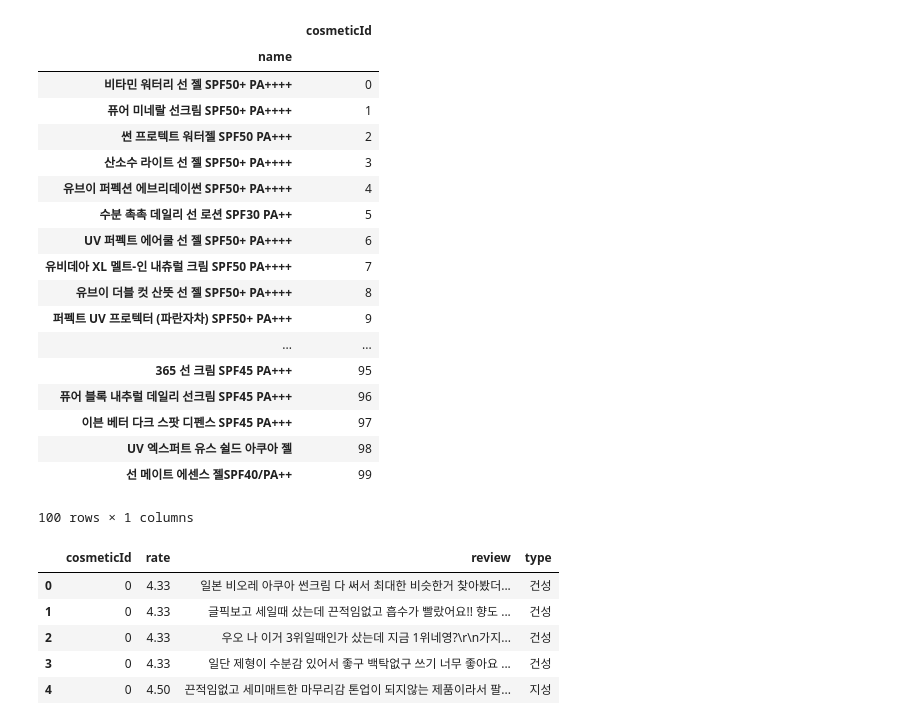
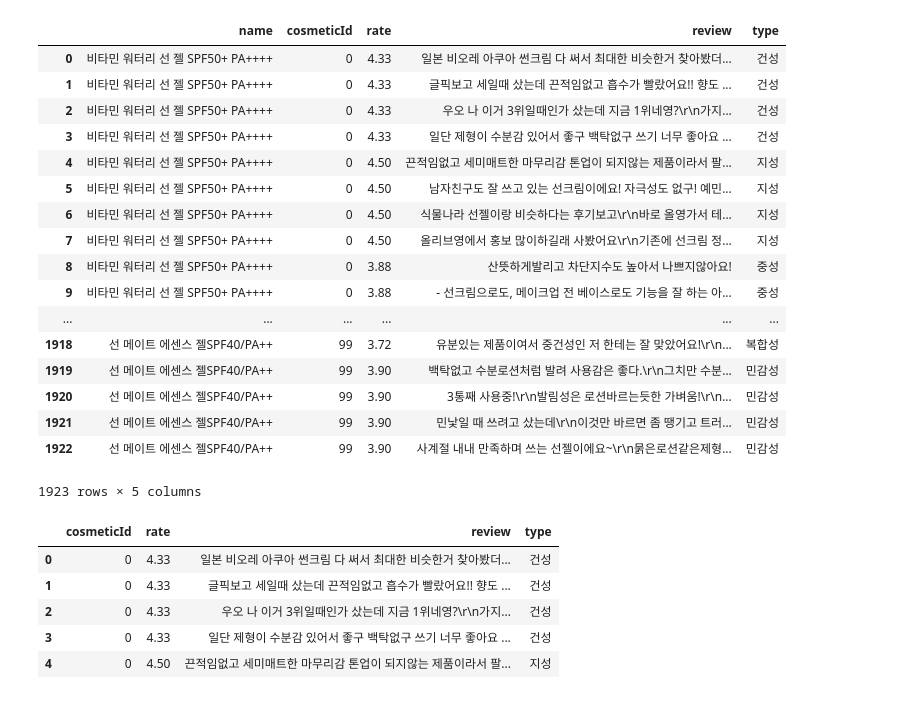
Before and after one commit to dl57934/CoAlert, a Jupyter notebook: sh_System/CosmeticsRecommaned/Recommaned.ipynb, the cells around one changed output. Saved outputs shown, nothing was run; the diff lists cells and outputs as text; code cells hidden in the pictures.

```diff
--- a/sh_System/CosmeticsRecommaned/Recommaned.ipynb
+++ b/sh_System/CosmeticsRecommaned/Recommaned.ipynb
@@ -17,28 +18,27 @@ dataSet = dataSet.drop(columns='Unnamed: 0', axis=1)
 name_popId = dataSet[['name', 'cosmeticId']]
 # %%
 name_popId = name_popId.drop_duplicates().set_index('name')
-# %%
-name_popId
-# %% [output]
-|  | cosmeticId |
-| name |  |
-| 비타민 워터리 선 젤 SPF50+ PA++++ | 0 |
-| 퓨어 미네랄 선크림 SPF50+ PA++++ | 1 |
-| 썬 프로텍트 워터젤 SPF50 PA+++ | 2 |
-| 산소수 라이트 선 젤 SPF50+ PA++++ | 3 |
-| 유브이 퍼펙션 에브리데이썬 SPF50+ PA++++ | 4 |
-| 수분 촉촉 데일리 선 로션 SPF30 PA++ | 5 |
-| UV 퍼펙트 에어쿨 선 젤 SPF50+ PA++++ | 6 |
-| 유비데아 XL 멜트-인 내츄럴 크림 SPF50 PA++++ | 7 |
-| 유브이 더블 컷 산뜻 선 젤 SPF50+ PA++++ | 8 |
-| 퍼펙트 UV 프로텍터 (파란자차) SPF50+ PA+++ | 9 |
-| ... | ... |
-| 365 선 크림 SPF45 PA+++ | 95 |
-| 퓨어 블록 내추럴 데일리 선크림 SPF45 PA+++ | 96 |
-| 이븐 베터 다크 스팟 디펜스 SPF45 PA+++ | 97 |
-| UV 엑스퍼트 유스 쉴드 아쿠아 젤 | 98 |
-| 선 메이트 에센스 젤SPF40/PA++ | 99 |
-100 rows × 1 columns
+# %%
+dataSet
+# %% [output]
+|  | name | cosmeticId | rate | review | type |
+| 0 | 비타민 워터리 선 젤 SPF50+ PA++++ | 0 | 4.33 | 일본 비오레 아쿠아 썬크림 다 써서 최대한 비슷한거 찾아봤더... | 건성 |
+| 1 | 비타민 워터리 선 젤 SPF50+ PA++++ | 0 | 4.33 | 글픽보고 세일때 샀는데 끈적임없고 흡수가 빨랐어요!! 향도 ... | 건성 |
+| 2 | 비타민 워터리 선 젤 SPF50+ PA++++ | 0 | 4.33 | 우오 나 이거 3위일때인가 샀는데 지금 1위네영?\r\n가지... | 건성 |
+| 3 | 비타민 워터리 선 젤 SPF50+ PA++++ | 0 | 4.33 | 일단 제형이 수분감 있어서 좋구 백탁없구 쓰기 너무 좋아요 ... | 건성 |
+| 4 | 비타민 워터리 선 젤 SPF50+ PA++++ | 0 | 4.50 | 끈적임없고 세미매트한 마무리감 톤업이 되지않는 제품이라서 팔... | 지성 |
+| 5 | 비타민 워터리 선 젤 SPF50+ PA++++ | 0 | 4.50 | 남자친구도 잘 쓰고 있는 선크림이에요! 자극성도 없구! 예민... | 지성 |
+| 6 | 비타민 워터리 선 젤 SPF50+ PA++++ | 0 | 4.50 | 식물나라 선젤이랑 비슷하다는 후기보고\r\n바로 올영가서 테... | 지성 |
+| 7 | 비타민 워터리 선 젤 SPF50+ PA++++ | 0 | 4.50 | 올리브영에서 홍보 많이하길래 사봤어요\r\n기존에 선크림 정... | 지성 |
+| 8 | 비타민 워터리 선 젤 SPF50+ PA++++ | 0 | 3.88 | 산뜻하게발리고 차단지수도 높아서 나쁘지않아요! | 중성 |
+| 9 | 비타민 워터리 선 젤 SPF50+ PA++++ | 0 | 3.88 | - 선크림으로도, 메이크업 전 베이스로도 기능을 잘 하는 아... | 중성 |
+| ... | ... | ... | ... | ... | ... |
+| 1918 | 선 메이트 에센스 젤SPF40/PA++ | 99 | 3.72 | 유분있는 제품이여서 중건성인 저 한테는 잘 맞았어요!\r\n... | 복합성 |
+| 1919 | 선 메이트 에센스 젤SPF40/PA++ | 99 | 3.90 | 백탁없고 수분로션처럼 발려 사용감은 좋다.\r\n그치만 수분... | 민감성 |
+| 1920 | 선 메이트 에센스 젤SPF40/PA++ | 99 | 3.90 | 3통째 사용중!\r\n발림성은 로션바르는듯한 가벼움!\r\n... | 민감성 |
+| 1921 | 선 메이트 에센스 젤SPF40/PA++ | 99 | 3.90 | 민낯일 때 쓰려고 샀는데\r\n이것만 바르면 좀 땡기고 트러... | 민감성 |
+| 1922 | 선 메이트 에센스 젤SPF40/PA++ | 99 | 3.90 | 사계절 내내 만족하며 쓰는 선젤이에요~\r\n묽은로션같은제형... | 민감성 |
+1923 rows × 5 columns
 # %%
 dataSet = dataSet.drop('name', axis=1)
 # %%
```
Also changed, not shown: parts of 14 cells of this notebook.
